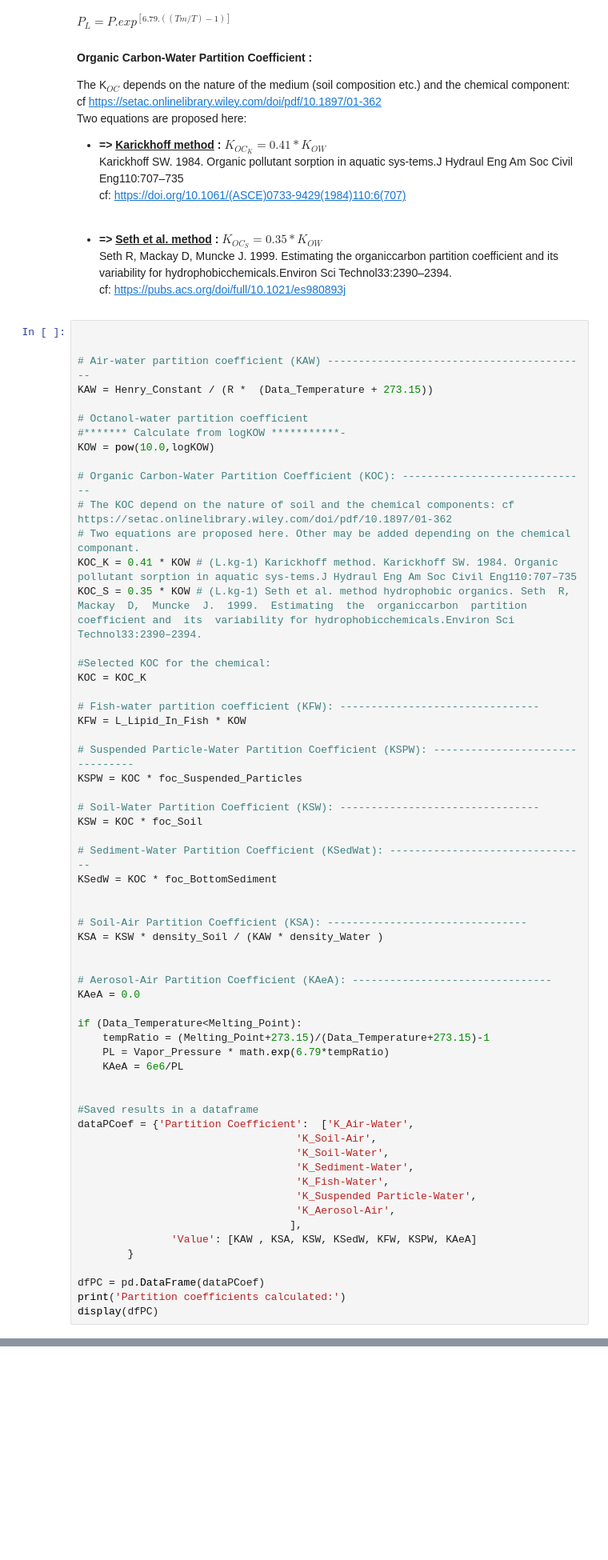
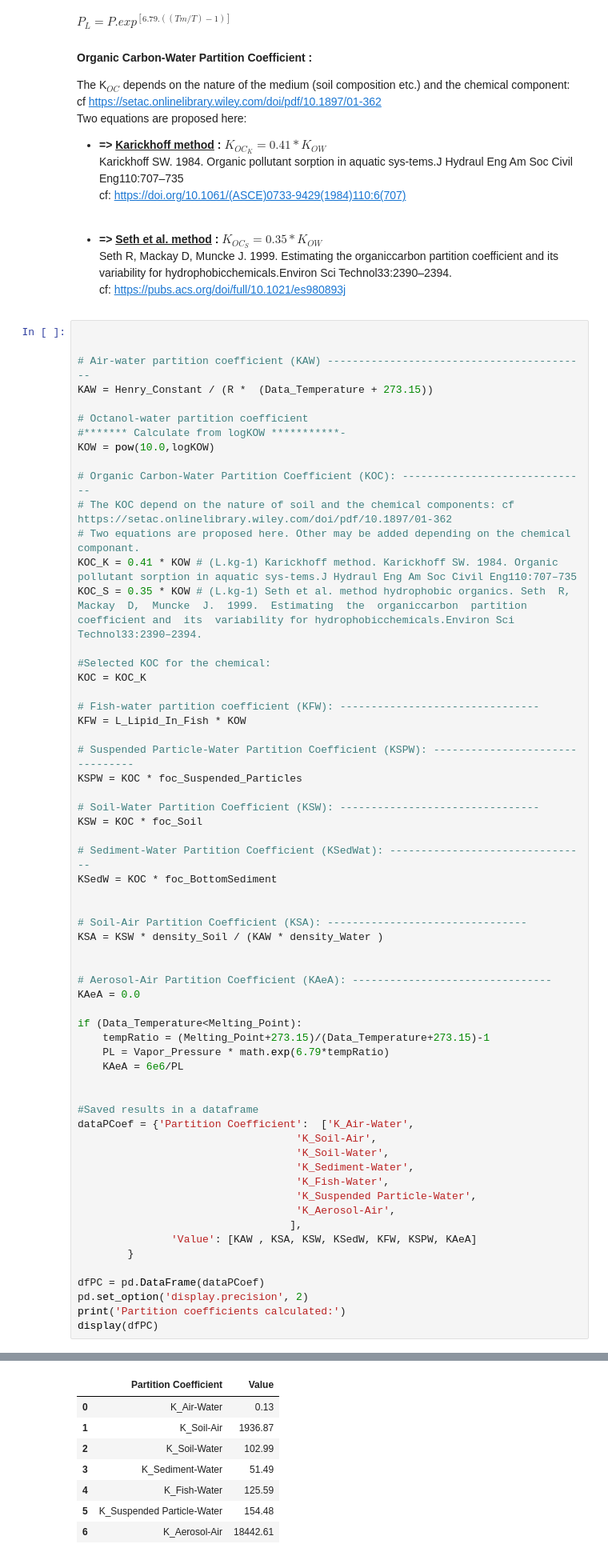
Before and after one commit to marianne-s/Multimedia-fugacity-models-Level1, a Jupyter notebook: Level1.ipynb, the cells around one changed output, grey strips where cells are left out. Shown at 80% size. Drawn from its saved outputs; the diff is of its cells as text; blank space fills up the shorter version.

```diff
--- a/Level1.ipynb
+++ b/Level1.ipynb
@@ -301,5 +305,7 @@ dataPCoef = {'Partition Coefficient':  ['K_Air-Water',
         }
 
 dfPC = pd.DataFrame(dataPCoef)
+pd.set_option('display.precision', 2)
 print('Partition coefficients calculated:')
 display(dfPC)
+# %% [output]
@@ -306,3 +313,11 @@ display(dfPC)
+|  | Partition Coefficient | Value |
+| 0 | K_Air-Water | 0.13 |
+| 1 | K_Soil-Air | 1936.87 |
+| 2 | K_Soil-Water | 102.99 |
+| 3 | K_Sediment-Water | 51.49 |
+| 4 | K_Fish-Water | 125.59 |
+| 5 | K_Suspended Particle-Water | 154.48 |
+| 6 | K_Aerosol-Air | 18442.61 |
 # %% [markdown]
 ***
 ## Z and VZ
```
Also changed, not shown: parts of 8 cells of this notebook.
